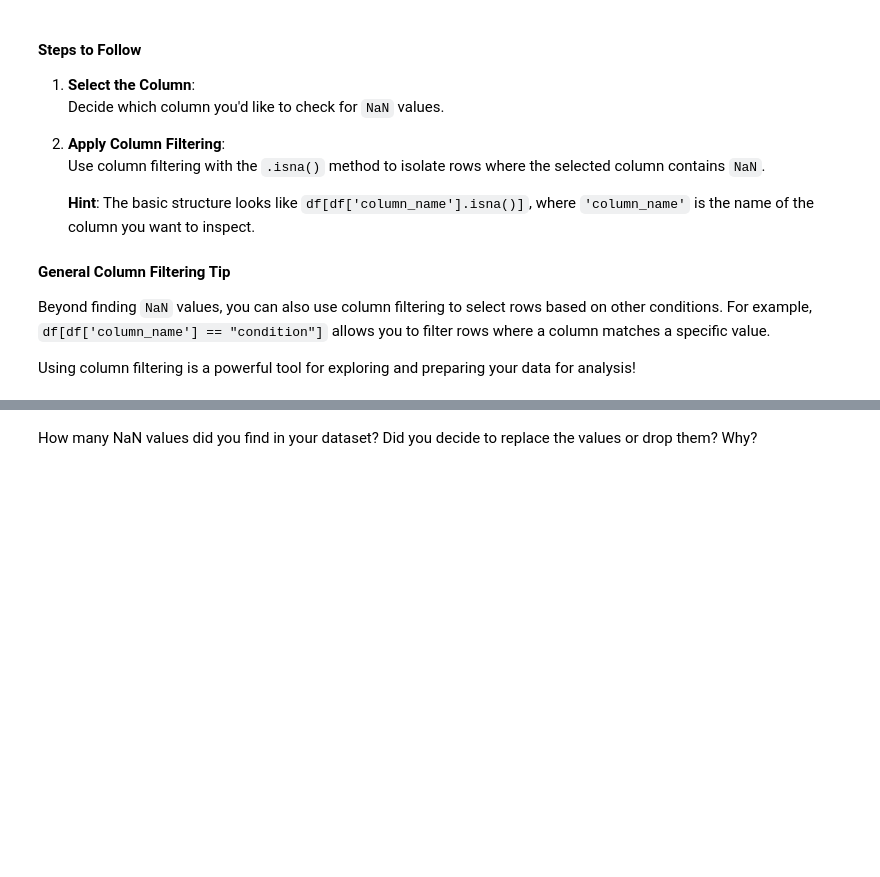
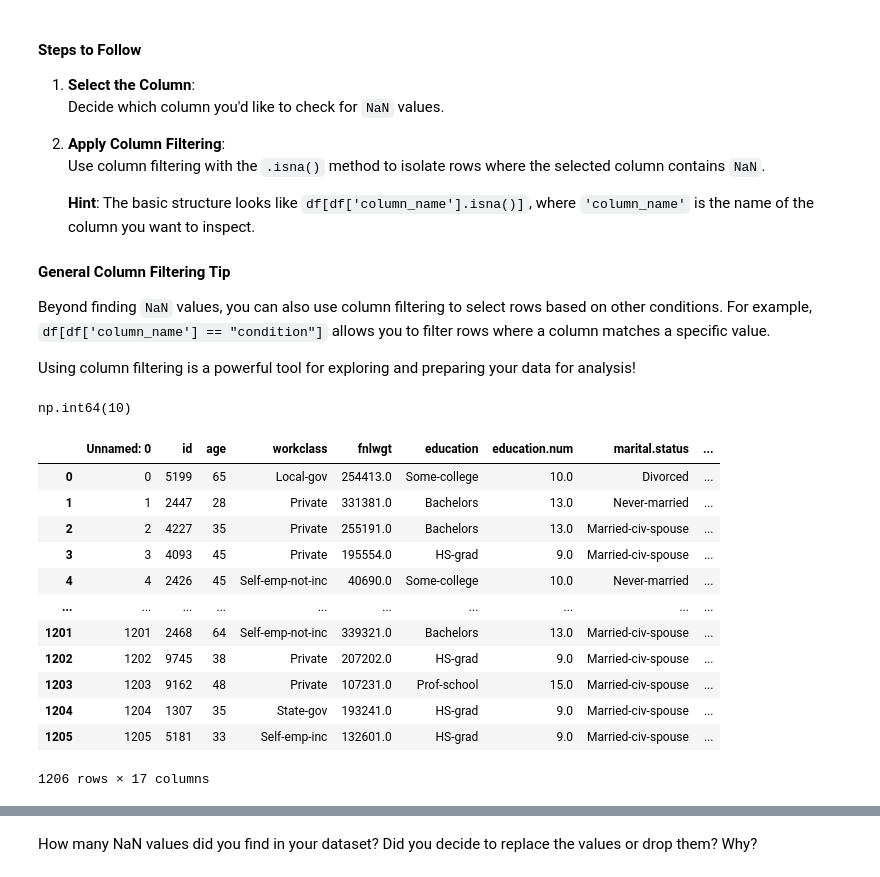
Before and after one commit to sujathasivaraman/mlai, a Jupyter notebook: Copy_of_Part_1__Examining_the_Problem_and_Dataset.ipynb, the cells around one changed output, grey strips where cells are left out. Saved outputs shown, nothing was run; the diff lists cells and outputs as text; code cells hidden in the pictures; blank space fills up the shorter version.

```diff
--- a/Copy_of_Part_1__Examining_the_Problem_and_Dataset.ipynb
+++ b/Copy_of_Part_1__Examining_the_Problem_and_Dataset.ipynb
@@ -247,3 +290,23 @@ Additionally, use column filtering to print out the rows that contain NaN. To cl
 Beyond finding `NaN` values, you can also use column filtering to select rows based on other conditions. For example, `df[df['column_name'] == "condition"]` allows you to filter rows where a column matches a specific value.
 
 Using column filtering is a powerful tool for exploring and preparing your data for analysis!
+# %%
+df.isnull().sum().sum()
+# %% [output]
+np.int64(10)
+# %%
+df
+# %% [output]
+|  | Unnamed: 0 | id | age | workclass | fnlwgt | education | education.num | marital.status | ... |
+| 0 | 0 | 5199 | 65 | Local-gov | 254413.0 | Some-college | 10.0 | Divorced | ... |
+| 1 | 1 | 2447 | 28 | Private | 331381.0 | Bachelors | 13.0 | Never-married | ... |
+| 2 | 2 | 4227 | 35 | Private | 255191.0 | Bachelors | 13.0 | Married-civ-spouse | ... |
+| 3 | 3 | 4093 | 45 | Private | 195554.0 | HS-grad | 9.0 | Married-civ-spouse | ... |
+| 4 | 4 | 2426 | 45 | Self-emp-not-inc | 40690.0 | Some-college | 10.0 | Never-married | ... |
+| ... | ... | ... | ... | ... | ... | ... | ... | ... | ... |
+| 1201 | 1201 | 2468 | 64 | Self-emp-not-inc | 339321.0 | Bachelors | 13.0 | Married-civ-spouse | ... |
+| 1202 | 1202 | 9745 | 38 | Private | 207202.0 | HS-grad | 9.0 | Married-civ-spouse | ... |
+| 1203 | 1203 | 9162 | 48 | Private | 107231.0 | Prof-school | 15.0 | Married-civ-spouse | ... |
+| 1204 | 1204 | 1307 | 35 | State-gov | 193241.0 | HS-grad | 9.0 | Married-civ-spouse | ... |
+| 1205 | 1205 | 5181 | 33 | Self-emp-inc | 132601.0 | HS-grad | 9.0 | Married-civ-spouse | ... |
+1206 rows × 17 columns
```
Also changed, not shown: parts of 11 cells of this notebook.
